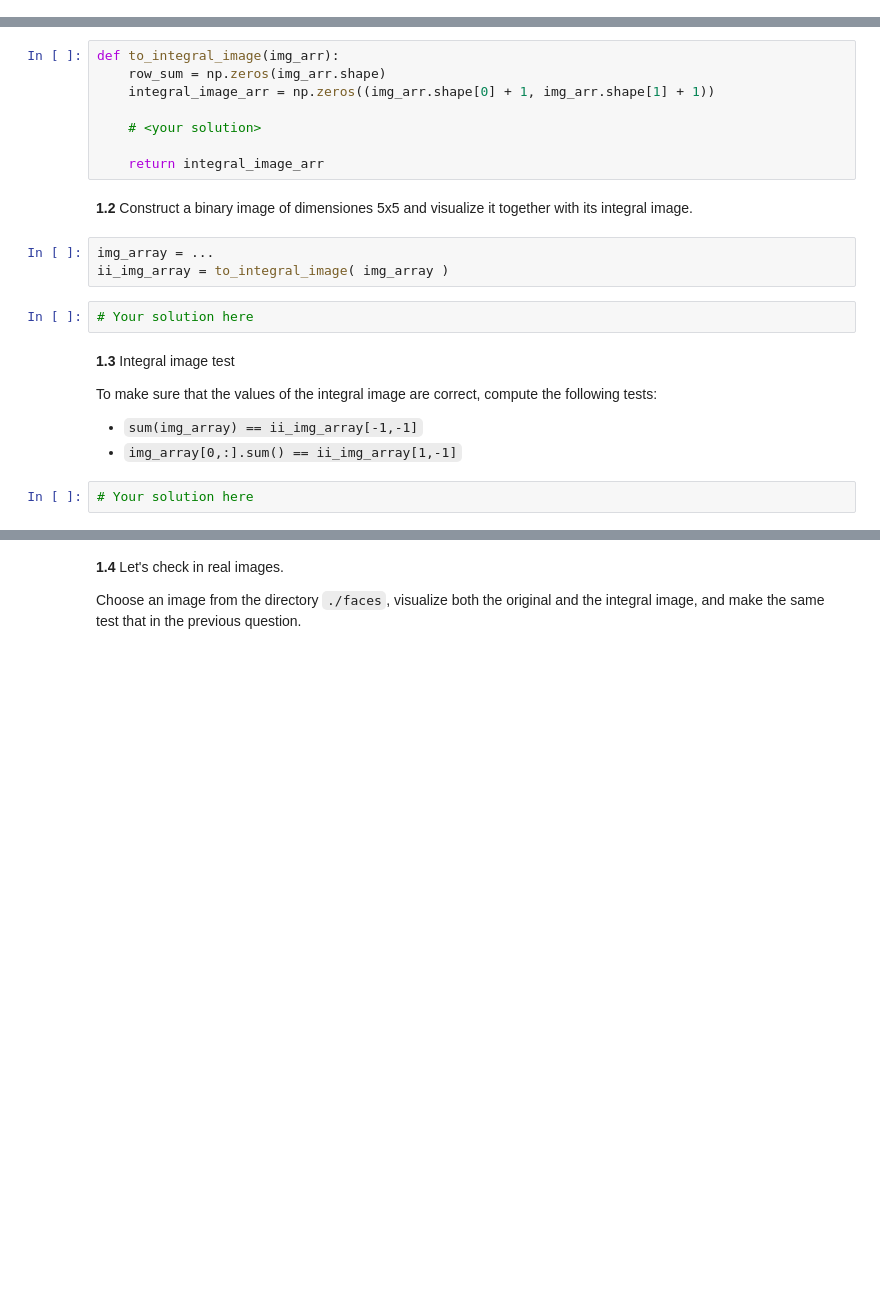
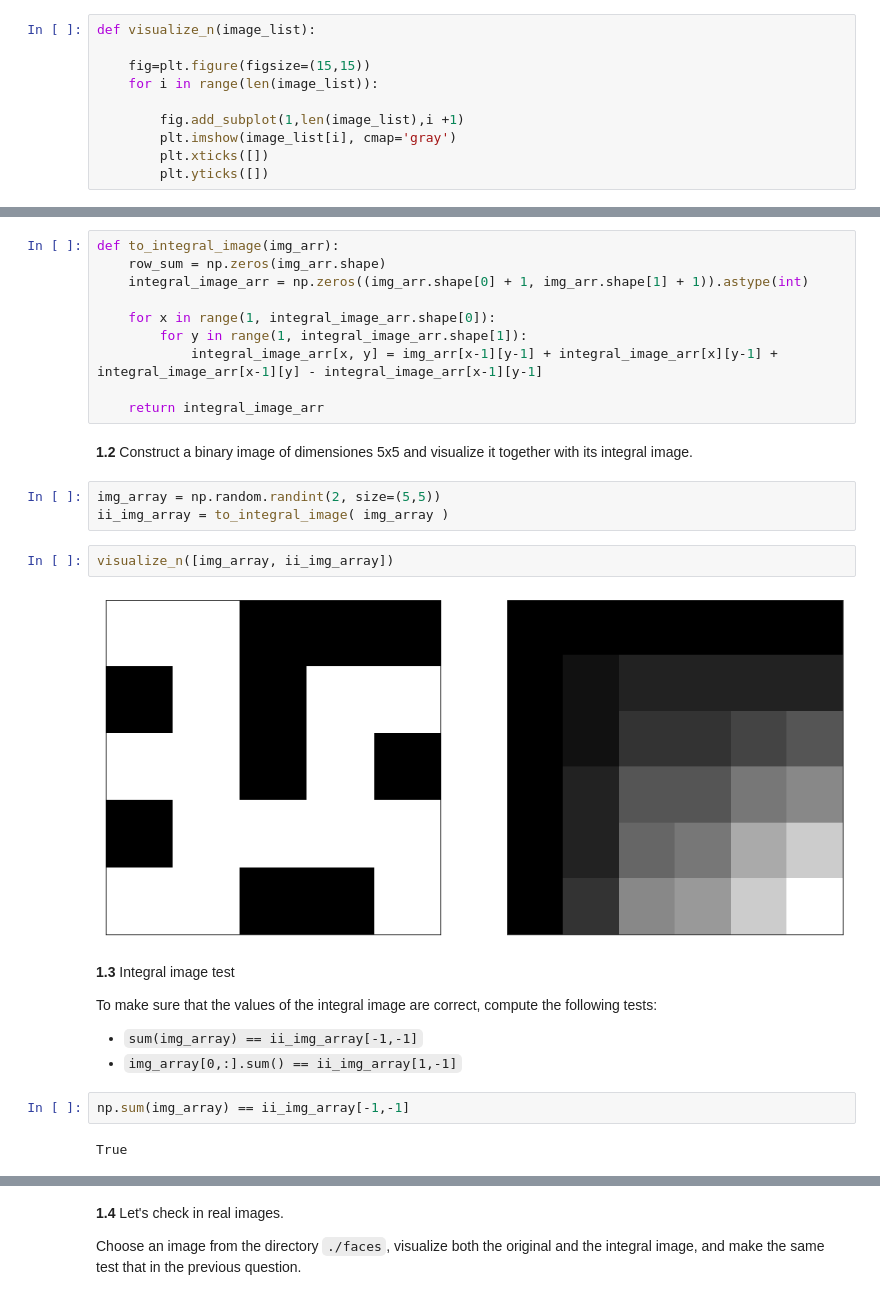
Before and after one commit to PauSolerValades/VA, a Jupyter notebook: Practica6/P6-Part1/P6-Part1.ipynb, the cells around one changed output, grey strips where cells are left out. Cells and saved outputs as stored; diff of their text form; blank space fills up the shorter version.

```diff
--- a/Practica6/P6-Part1/P6-Part1.ipynb
+++ b/Practica6/P6-Part1/P6-Part1.ipynb
@@ -49,6 +49,16 @@ from skimage.transform import resize
 from skimage.feature import haar_like_feature_coord
 from skimage.feature import draw_haar_like_feature
 from sklearn.model_selection import train_test_split
+# %%
+def visualize_n(image_list):
+
+    fig=plt.figure(figsize=(15,15))
+    for i in range(len(image_list)):
+
+        fig.add_subplot(1,len(image_list),i +1)
+        plt.imshow(image_list[i], cmap='gray')
+        plt.xticks([])
+        plt.yticks([])
 # %% [markdown]
 ## Haar-like feature descriptor for face detection
 # %% [markdown]
@@ -108,18 +118,22 @@ Make sure that the values of the integral image are correct.
 # %%
 def to_integral_image(img_arr):
     row_sum = np.zeros(img_arr.shape)
-    integral_image_arr = np.zeros((img_arr.shape[0] + 1, img_arr.shape[1] + 1))
+    integral_image_arr = np.zeros((img_arr.shape[0] + 1, img_arr.shape[1] + 1)).astype(int)
 
-    # <your solution>
+    for x in range(1, integral_image_arr.shape[0]):
+        for y in range(1, integral_image_arr.shape[1]):
+            integral_image_arr[x, y] = img_arr[x-1][y-1] + integral_image_arr[x][y-1] + integral_image_arr[x-1][y] - integral_image_arr[x-1][y-1]
 
     return integral_image_arr
 # %% [markdown]
 **1.2** Construct a binary image of dimensiones 5x5 and visualize it together with its integral image.
 # %%
-img_array = ...
+img_array = np.random.randint(2, size=(5,5))
 ii_img_array = to_integral_image( img_array )
-# %%
-# Your solution here
+# %%
+visualize_n([img_array, ii_img_array])
+# %% [output]
+[figure, added]
 # %% [markdown]
 **1.3** Integral image test
 
@@ -127,5 +141,7 @@ To make sure that the values of the integral image are correct, compute the foll
 
  - `sum(img_array) == ii_img_array[-1,-1]`
  - `img_array[0,:].sum() == ii_img_array[1,-1]`
-# %%
-# Your solution here
+# %%
+np.sum(img_array) == ii_img_array[-1,-1]
+# %% [output]
+True
```
Also changed, not shown: parts of 32 cells of this notebook.
